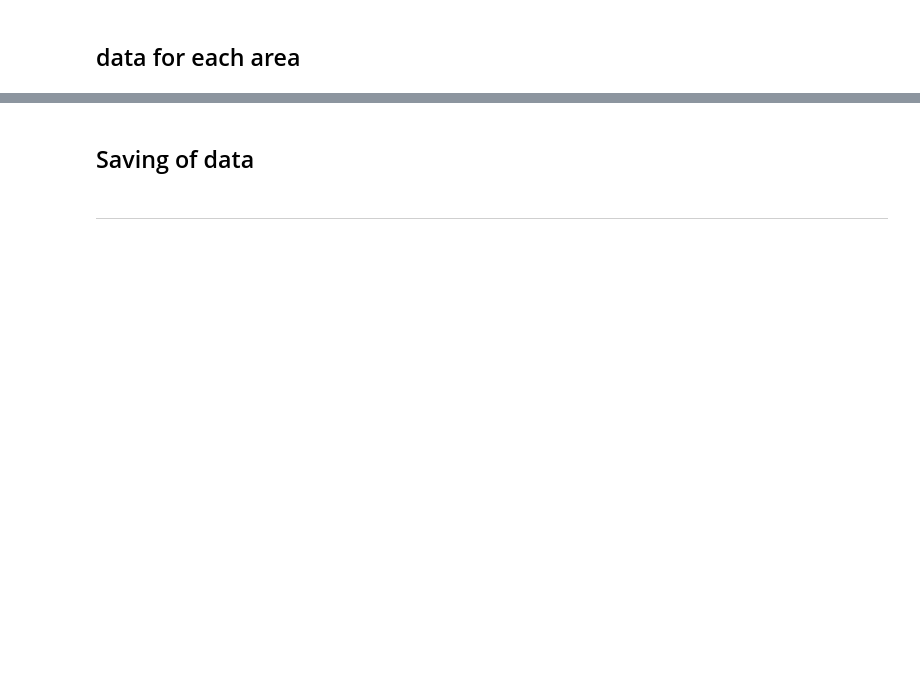
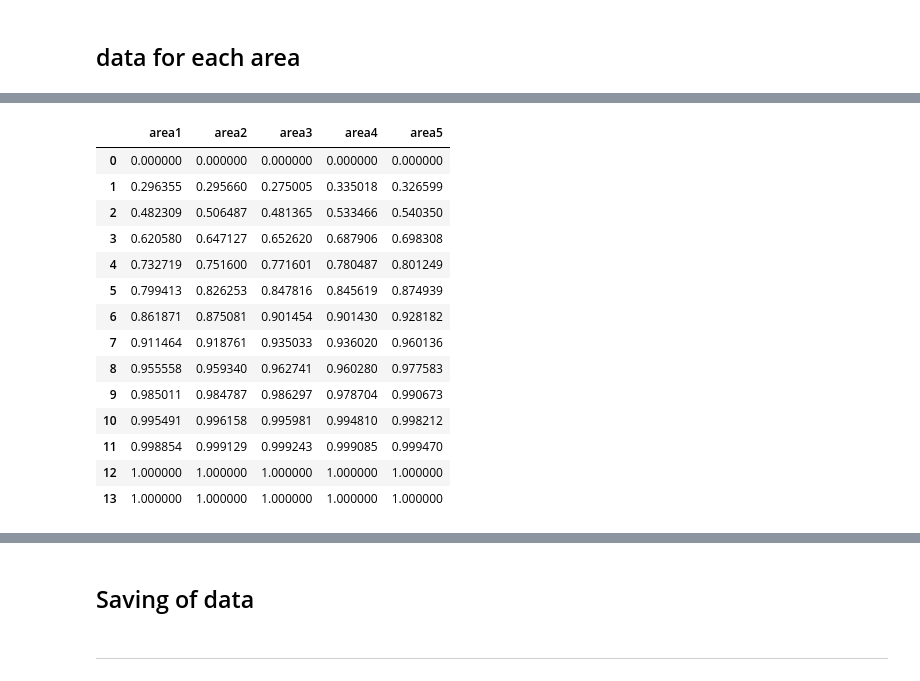
Before and after one commit to Complexio/Vistelius_1995_OCR, a Jupyter notebook: _ANALYSIS/1_area1_Preprocessing.ipynb, the cells around one changed output, grey strips where cells are left out. Saved outputs shown, nothing was run; the diff lists cells and outputs as text; code cells hidden in the pictures; blank space fills up the shorter version.

```diff
--- a/_ANALYSIS/1_area1_Preprocessing.ipynb
+++ b/_ANALYSIS/1_area1_Preprocessing.ipynb
@@ -573,0 +669,18 @@ mineralogy_pca_area5_df = preproc.create_pca_df(mineralogy_pca_area5, mineralogy
+# %%
+pca_expl_var_areas_df_cumulative_sum
+# %% [output]
+|  | area1 | area2 | area3 | area4 | area5 |
+| 0 | 0.000000 | 0.000000 | 0.000000 | 0.000000 | 0.000000 |
+| 1 | 0.296355 | 0.295660 | 0.275005 | 0.335018 | 0.326599 |
+| 2 | 0.482309 | 0.506487 | 0.481365 | 0.533466 | 0.540350 |
+| 3 | 0.620580 | 0.647127 | 0.652620 | 0.687906 | 0.698308 |
+| 4 | 0.732719 | 0.751600 | 0.771601 | 0.780487 | 0.801249 |
+| 5 | 0.799413 | 0.826253 | 0.847816 | 0.845619 | 0.874939 |
+| 6 | 0.861871 | 0.875081 | 0.901454 | 0.901430 | 0.928182 |
+| 7 | 0.911464 | 0.918761 | 0.935033 | 0.936020 | 0.960136 |
+| 8 | 0.955558 | 0.959340 | 0.962741 | 0.960280 | 0.977583 |
+| 9 | 0.985011 | 0.984787 | 0.986297 | 0.978704 | 0.990673 |
+| 10 | 0.995491 | 0.996158 | 0.995981 | 0.994810 | 0.998212 |
+| 11 | 0.998854 | 0.999129 | 0.999243 | 0.999085 | 0.999470 |
+| 12 | 1.000000 | 1.000000 | 1.000000 | 1.000000 | 1.000000 |
+| 13 | 1.000000 | 1.000000 | 1.000000 | 1.000000 | 1.000000 |
```
Also changed, not shown: parts of 31 cells of this notebook, 8 other files.
